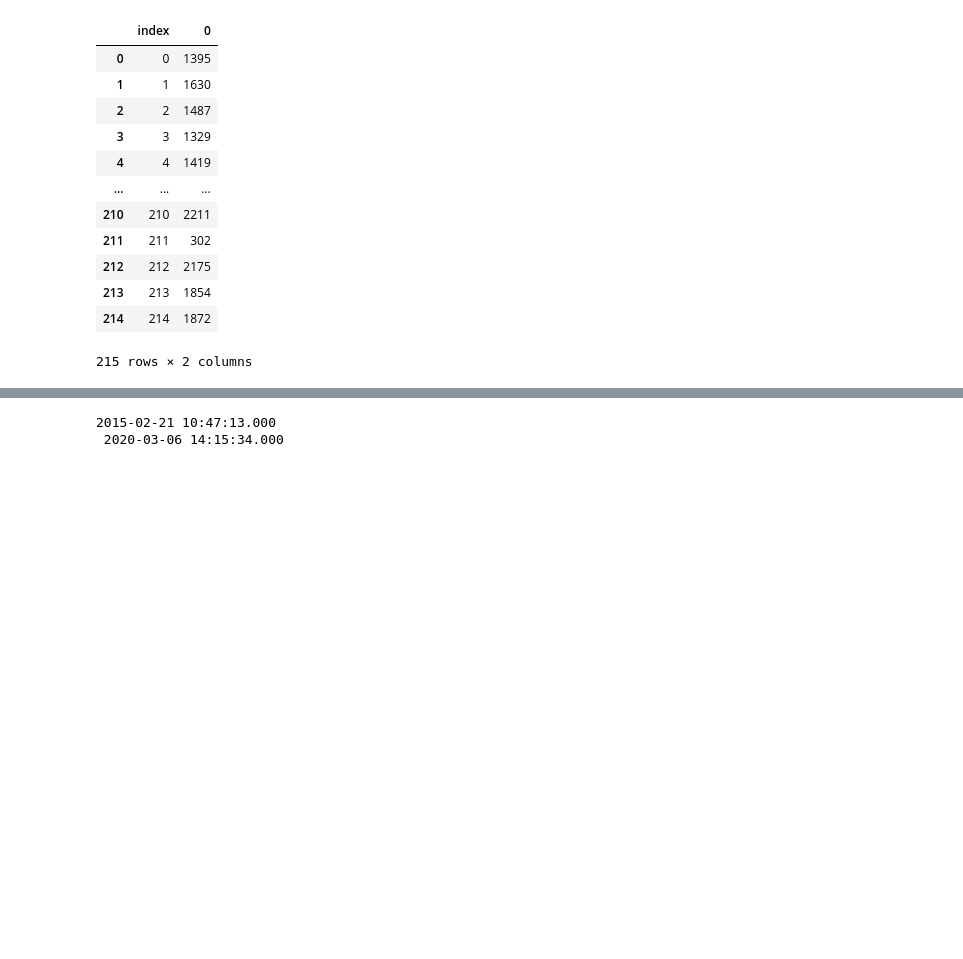
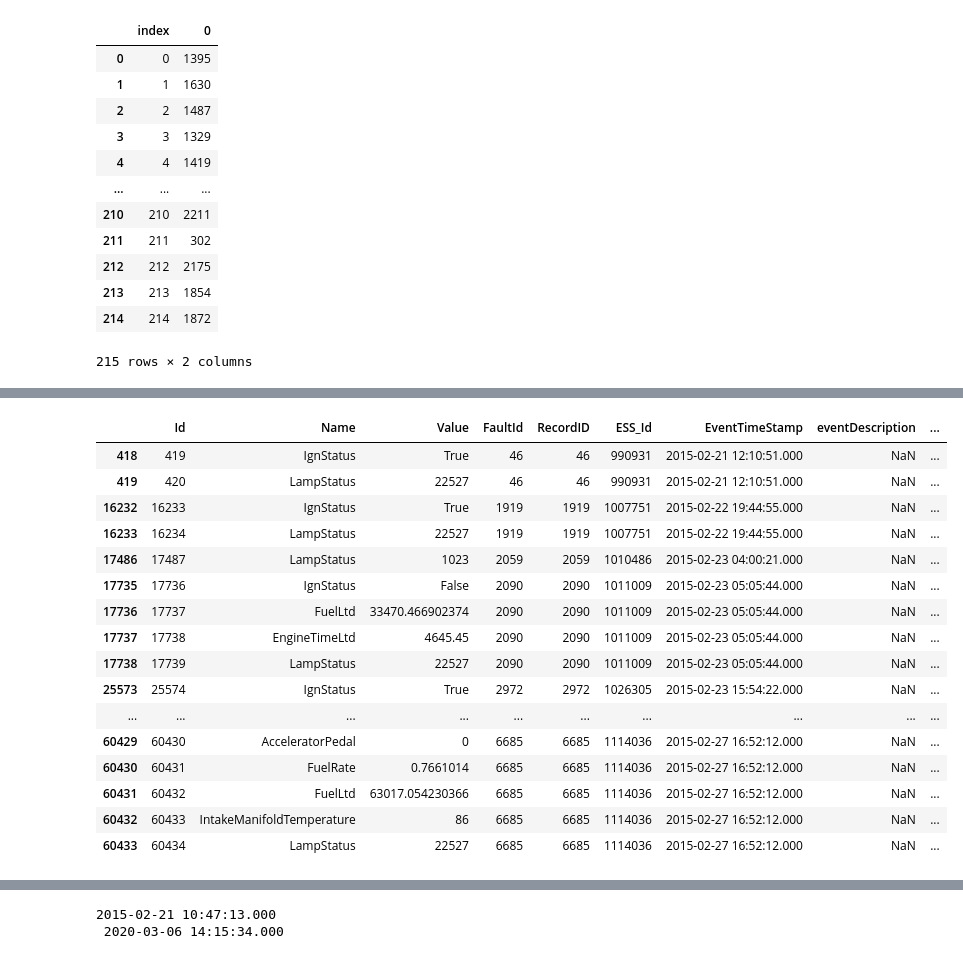
Before and after one commit to nss-data-science-cohort-8/nss-data-science-cohort-8-classroom-big-g-big-g, a Jupyter notebook: notebooks/big-rigs_data_search.ipynb, the cells around one changed output, grey strips where cells are left out. Cells and saved outputs as stored; diff of their text form; code cells hidden in the pictures; blank space fills up the shorter version.

Commit message:
Workbook for searching data and exploring values. Progress is slow.04/25

```diff
--- a/notebooks/big-rigs_data_search.ipynb
+++ b/notebooks/big-rigs_data_search.ipynb
@@ -265,5 +265,7 @@ faulty_equipment_df
 | 213 | 213 | 1854 |
 | 214 | 214 | 1872 |
 215 rows × 2 columns
+# %%
+pd.set_option('display.max_columns', None)
 # %%
-diagnostics.merge(faults_slim, left_on = 'FaultId', right_on = 'RecordID')
+faults_diagnostics = diagnostics.merge(faults_slim, left_on = 'FaultId', right_on = 'RecordID')
@@ -284,3 +272,29 @@ diagnostics.merge(faults_slim, left_on = 'FaultId', right_on = 'RecordID')
+# %%
+(
+    faults_diagnostics
+    .loc[faults_diagnostics['EquipmentID']
+    .isin(faulty_array)]
+    .loc[faults_diagnostics['spn'] == 5246]
+    .head(50)
+)
+# %% [output]
+|  | Id | Name | Value | FaultId | RecordID | ESS_Id | EventTimeStamp | eventDescription | ... |
+| 418 | 419 | IgnStatus | True | 46 | 46 | 990931 | 2015-02-21 12:10:51.000 | NaN | ... |
+| 419 | 420 | LampStatus | 22527 | 46 | 46 | 990931 | 2015-02-21 12:10:51.000 | NaN | ... |
+| 16232 | 16233 | IgnStatus | True | 1919 | 1919 | 1007751 | 2015-02-22 19:44:55.000 | NaN | ... |
+| 16233 | 16234 | LampStatus | 22527 | 1919 | 1919 | 1007751 | 2015-02-22 19:44:55.000 | NaN | ... |
+| 17486 | 17487 | LampStatus | 1023 | 2059 | 2059 | 1010486 | 2015-02-23 04:00:21.000 | NaN | ... |
+| 17735 | 17736 | IgnStatus | False | 2090 | 2090 | 1011009 | 2015-02-23 05:05:44.000 | NaN | ... |
+| 17736 | 17737 | FuelLtd | 33470.466902374 | 2090 | 2090 | 1011009 | 2015-02-23 05:05:44.000 | NaN | ... |
+| 17737 | 17738 | EngineTimeLtd | 4645.45 | 2090 | 2090 | 1011009 | 2015-02-23 05:05:44.000 | NaN | ... |
+| 17738 | 17739 | LampStatus | 22527 | 2090 | 2090 | 1011009 | 2015-02-23 05:05:44.000 | NaN | ... |
+| 25573 | 25574 | IgnStatus | True | 2972 | 2972 | 1026305 | 2015-02-23 15:54:22.000 | NaN | ... |
+| ... | ... | ... | ... | ... | ... | ... | ... | ... | ... |
+| 60429 | 60430 | AcceleratorPedal | 0 | 6685 | 6685 | 1114036 | 2015-02-27 16:52:12.000 | NaN | ... |
+| 60430 | 60431 | FuelRate | 0.7661014 | 6685 | 6685 | 1114036 | 2015-02-27 16:52:12.000 | NaN | ... |
+| 60431 | 60432 | FuelLtd | 63017.054230366 | 6685 | 6685 | 1114036 | 2015-02-27 16:52:12.000 | NaN | ... |
+| 60432 | 60433 | IntakeManifoldTemperature | 86 | 6685 | 6685 | 1114036 | 2015-02-27 16:52:12.000 | NaN | ... |
+| 60433 | 60434 | LampStatus | 22527 | 6685 | 6685 | 1114036 | 2015-02-27 16:52:12.000 | NaN | ... |
 # %%
 diagnostics_pivot = diagnostics.pivot(index=['Id', 'FaultId'], columns='Name', values='Value')
 # %%
```
Also changed, not shown: parts of 13 cells of this notebook.
